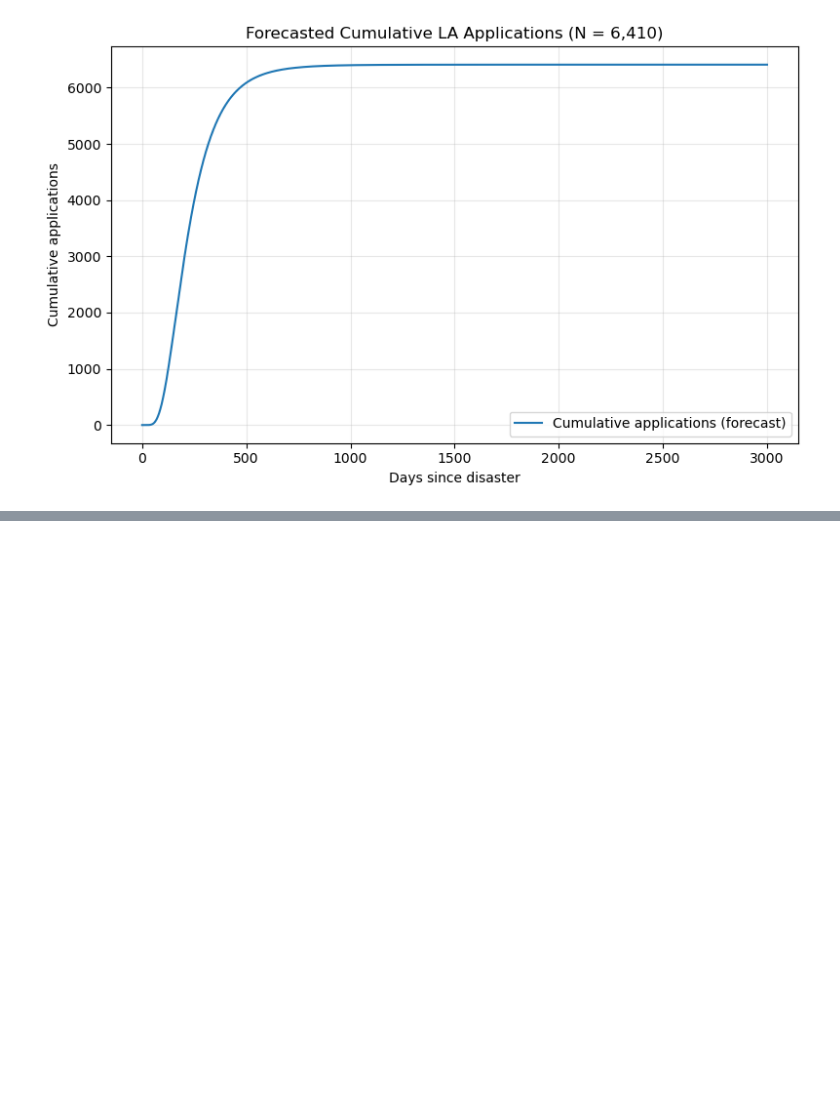
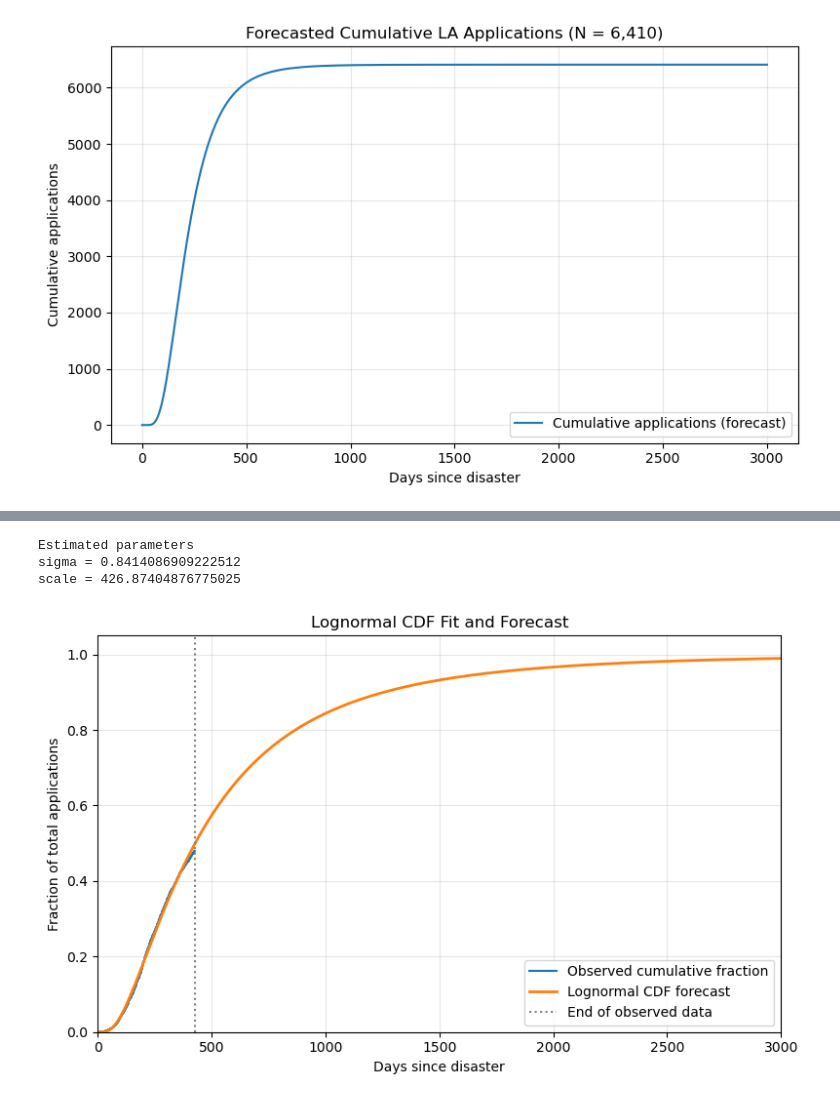
Before and after one commit to MIT-HSCL/permitting-model, a Jupyter notebook: fit_data.ipynb, the cells around one changed output, grey strips where cells are left out. Saved outputs shown, nothing was run; the diff lists cells and outputs as text; code cells hidden in the pictures; blank space fills up the shorter version.

```diff
--- a/fit_data.ipynb
+++ b/fit_data.ipynb
@@ -192,0 +168,74 @@ plt.show()
+# %%
+import numpy as np
+import matplotlib.pyplot as plt
+from scipy.stats import lognorm
+from scipy.optimize import curve_fit
+
+# --------------------------------
+# Data
+# --------------------------------
+x = data_la_sorted
+y = empirical_cdf_la
+
+# --------------------------------
+# Lognormal CDF function
+# --------------------------------
+def lognormal_cdf(x, sigma, scale):
+    return lognorm.cdf(x, sigma, loc=0, scale=scale)
+
+# --------------------------------
+# Fit parameters to empirical CDF
+# --------------------------------
+p0 = [1.0, np.median(x)]  # initial guess
+
+params, cov = curve_fit(
+    lognormal_cdf,
+    x,
+    y,
+    p0=p0,
+    bounds=(0, np.inf)
+)
+
+sigma_hat, scale_hat = params
+
+print("Estimated parameters")
+print("sigma =", sigma_hat)
+print("scale =", scale_hat)
+
+# --------------------------------
+# Forecast horizon
+# --------------------------------
+x_forecast = np.linspace(0, 3000, 1000)
+
+cdf_forecast = lognorm.cdf(x_forecast, sigma_hat, loc=0, scale=scale_hat)
+
+# --------------------------------
+# Plot
+# --------------------------------
+plt.figure(figsize=(8,5))
+
+plt.step(x, y, where="post", label="Observed cumulative fraction")
+
+plt.plot(x_forecast, cdf_forecast,
+         linewidth=2,
+         label="Lognormal CDF forecast")
+
+plt.axvline(x.max(), linestyle=":", color="gray",
+            label="End of observed data")
+
+plt.xlabel("Days since disaster")
+plt.ylabel("Fraction of total applications")
+plt.title("Lognormal CDF Fit and Forecast")
+
+plt.xlim(0,3000)
+plt.ylim(0,1.05)
+
+plt.grid(alpha=0.3)
+plt.legend()
+plt.tight_layout()
+plt.show()
+# %% [output]
+Estimated parameters
+sigma = 0.8414086909222512
+scale = 426.87404876775025
+[figure, added]
```
Also changed, not shown: parts of 15 cells of this notebook.
